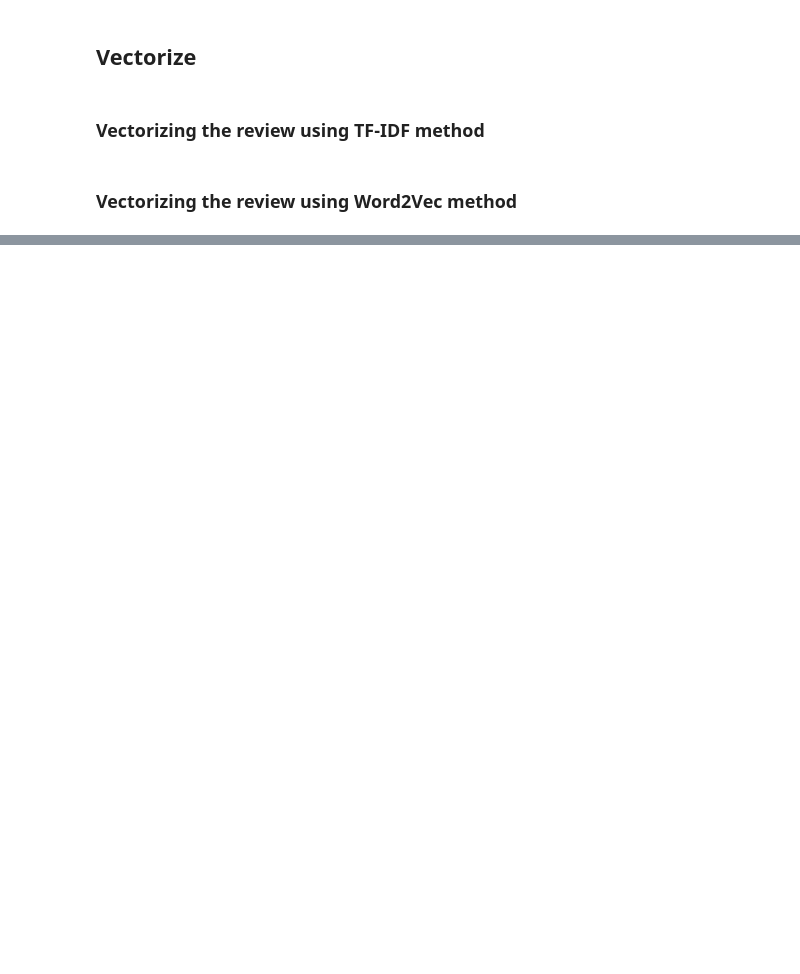
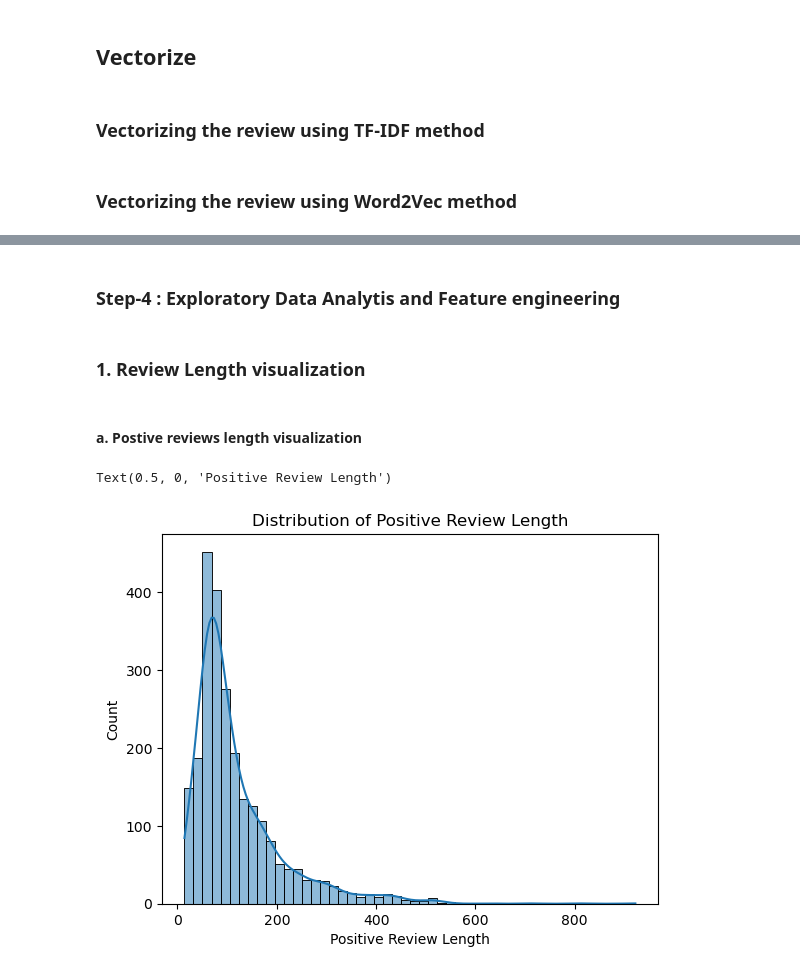
Before and after one commit to nirmal2i43a5/Movie-Review-Sentiment-Predictive-Analysis, a Jupyter notebook: movie_review_sentiment_analysis.ipynb, the cells around one changed output, grey strips where cells are left out. Cells and saved outputs as stored; diff of their text form; code cells hidden in the pictures; blank space fills up the shorter version.

```diff
--- a/movie_review_sentiment_analysis.ipynb
+++ b/movie_review_sentiment_analysis.ipynb
@@ -122,0 +146,17 @@ word2vec_df.head()
+# %% [markdown]
+### Step-4 : Exploratory Data Analytis and Feature engineering
+# %% [markdown]
+### 1. Review Length visualization
+# %%
+data['review_text_length'] = data['tokenized_review_text'].apply(lambda text:len(text) - text.count(" "))
+positive_review_length = data[data['sentiment'] == 'positive']['review_text_length']
+negative_review_length = data[data['sentiment'] == 'negative']['review_text_length']
+# %% [markdown]
+#### a. Postive reviews length visualization
+# %%
+sns.histplot(data = positive_review_length, bins = 50, kde = True)
+plt.title('Distribution of Positive Review Length')
+plt.xlabel("Positive Review Length")
+# %% [output]
+Text(0.5, 0, 'Positive Review Length')
+[figure, added]
```
Also changed, not shown: parts of 51 cells of this notebook.
